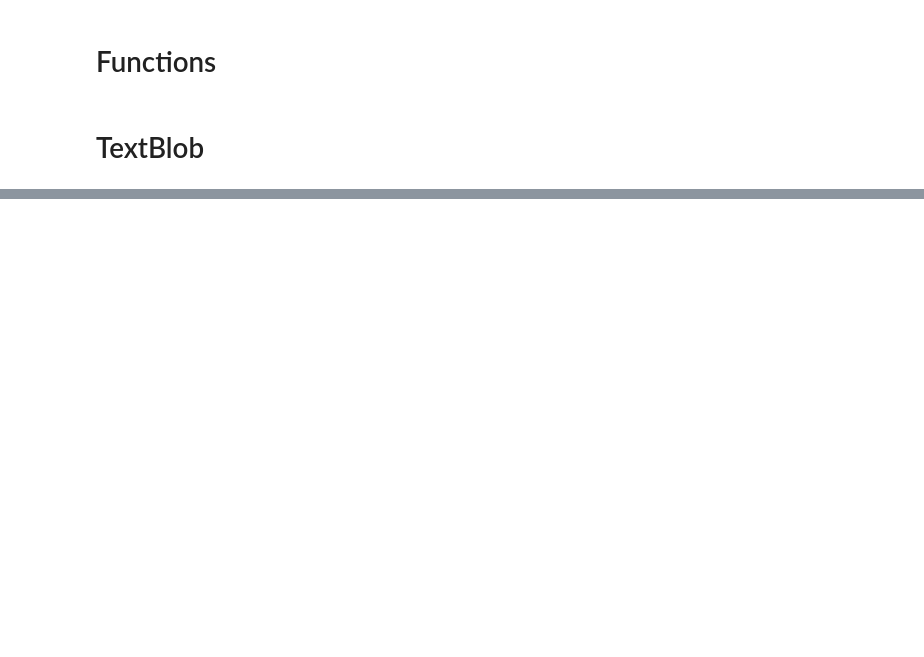
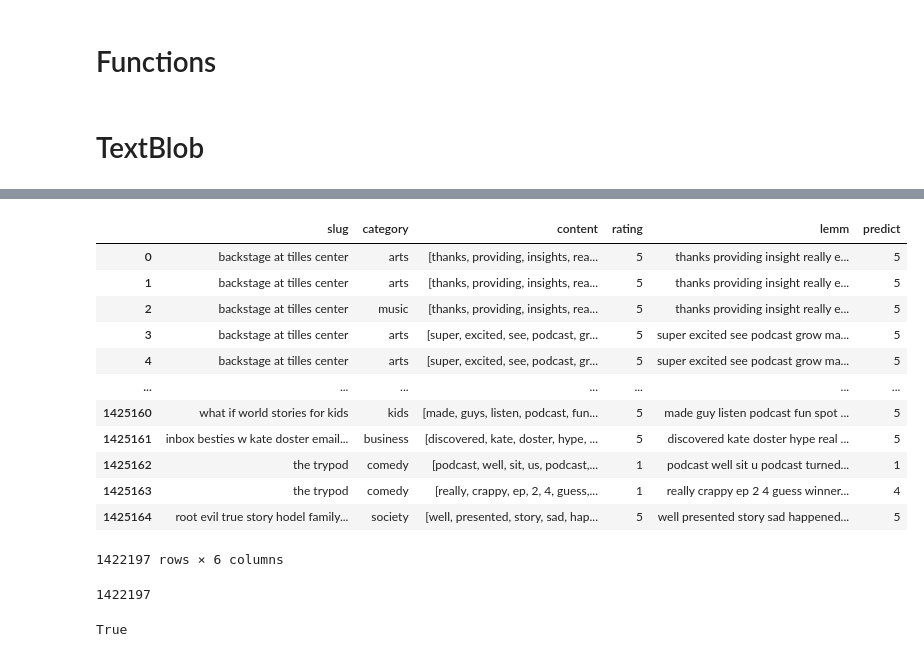
Before and after one commit to tcmcaleer/podcast_nlp, a Jupyter notebook: podcast.ipynb, the cells around one changed output, grey strips where cells are left out. Cells and saved outputs as stored; diff of their text form; code cells hidden in the pictures; blank space fills up the shorter version.

```diff
--- a/podcast.ipynb
+++ b/podcast.ipynb
@@ -177,0 +324,24 @@ y_predicted_counts = rf.predict(tf)
+# %%
+data
+# %% [output]
+|  | slug | category | content | rating | lemm | predict |
+| 0 | backstage at tilles center | arts | [thanks, providing, insights, rea... | 5 | thanks providing insight really e... | 5 |
+| 1 | backstage at tilles center | arts | [thanks, providing, insights, rea... | 5 | thanks providing insight really e... | 5 |
+| 2 | backstage at tilles center | music | [thanks, providing, insights, rea... | 5 | thanks providing insight really e... | 5 |
+| 3 | backstage at tilles center | arts | [super, excited, see, podcast, gr... | 5 | super excited see podcast grow ma... | 5 |
+| 4 | backstage at tilles center | arts | [super, excited, see, podcast, gr... | 5 | super excited see podcast grow ma... | 5 |
+| ... | ... | ... | ... | ... | ... | ... |
+| 1425160 | what if world stories for kids | kids | [made, guys, listen, podcast, fun... | 5 | made guy listen podcast fun spot ... | 5 |
+| 1425161 | inbox besties w kate doster email... | business | [discovered, kate, doster, hype, ... | 5 | discovered kate doster hype real ... | 5 |
+| 1425162 | the trypod | comedy | [podcast, well, sit, us, podcast,... | 1 | podcast well sit u podcast turned... | 1 |
+| 1425163 | the trypod | comedy | [really, crappy, ep, 2, 4, guess,... | 1 | really crappy ep 2 4 guess winner... | 4 |
+| 1425164 | root evil true story hodel family... | society | [well, presented, story, sad, hap... | 5 | well presented story sad happened... | 5 |
+1422197 rows × 6 columns
+# %%
+len(y_predicted_counts)
+# %% [output]
+1422197
+# %%
+1 == 1.0
+# %% [output]
+True
```
Also changed, not shown: parts of 25 cells of this notebook.
